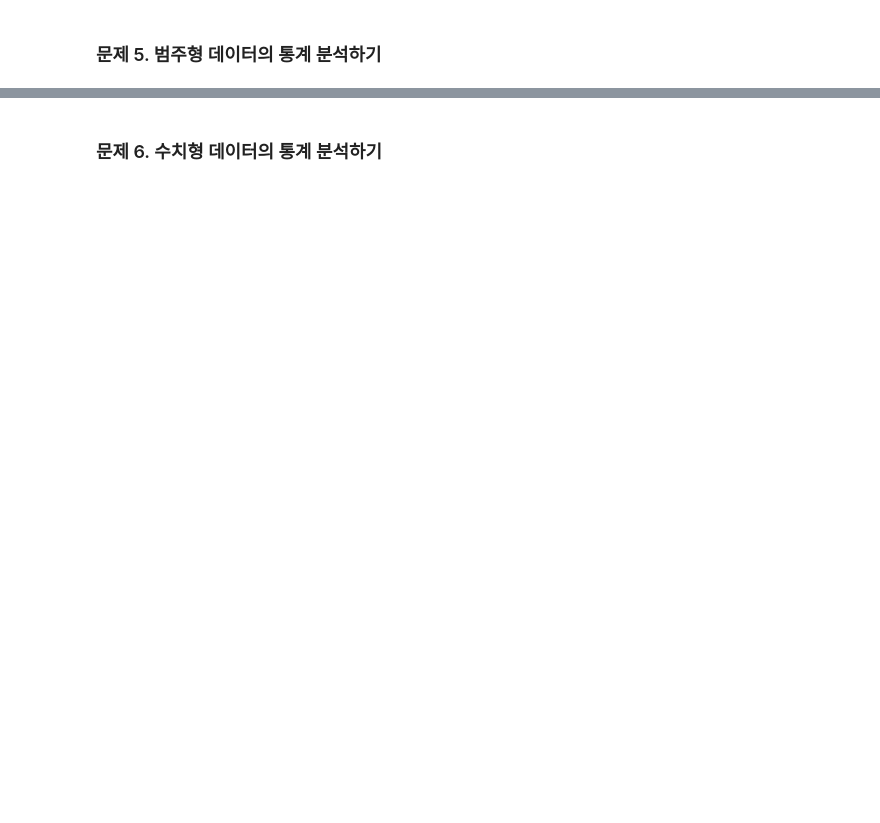
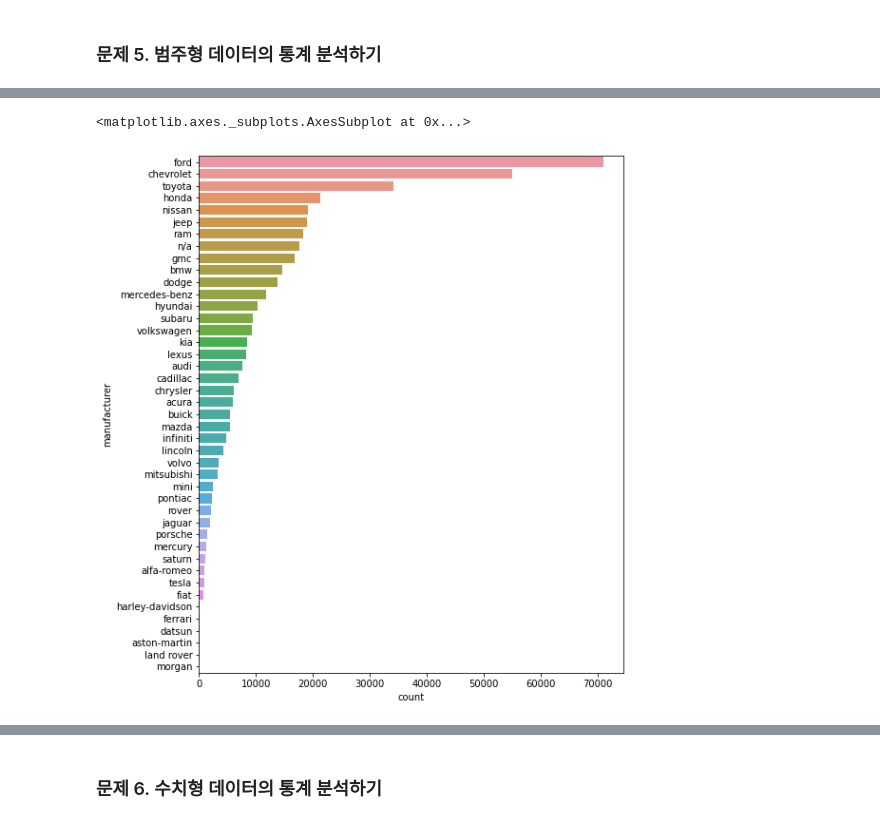
Before and after one commit to puddingHong/Fastcampus, a Jupyter notebook: 중고차 분석.ipynb, the cells around one changed output, grey strips where cells are left out. Cells and saved outputs as stored; diff of their text form; code cells hidden in the pictures; blank space fills up the shorter version.

```diff
--- a/중고차 분석.ipynb
+++ b/중고차 분석.ipynb
@@ -98,0 +178,8 @@ df = pd.read_csv('vehicles.csv')
+# %%
+df.drop(['id', 'url', 'region_url', 'VIN',
+       'image_url', 'description', 'state', 'lat', 'long',
+       'posting_date'], axis = 1, inplace = True)
+# %%
+# year -> age 변경
+df['age'] = 2022 - df['year']
+df.drop(['year'], axis = 1, inplace = True)
@@ -102,0 +227,7 @@ df = pd.read_csv('vehicles.csv')
+# %%
+# 결측치는 n/a로 표기
+fig = plt.figure(figsize =(8, 10))
+sns.countplot(y = 'manufacturer', data = df.fillna('n/a'),  order = df.fillna('n/a')['manufacturer'].value_counts().index)
+# %% [output]
+<matplotlib.axes._subplots.AxesSubplot at 0x...>
+[figure, added]
```
Also changed, not shown: parts of 73 cells of this notebook.
